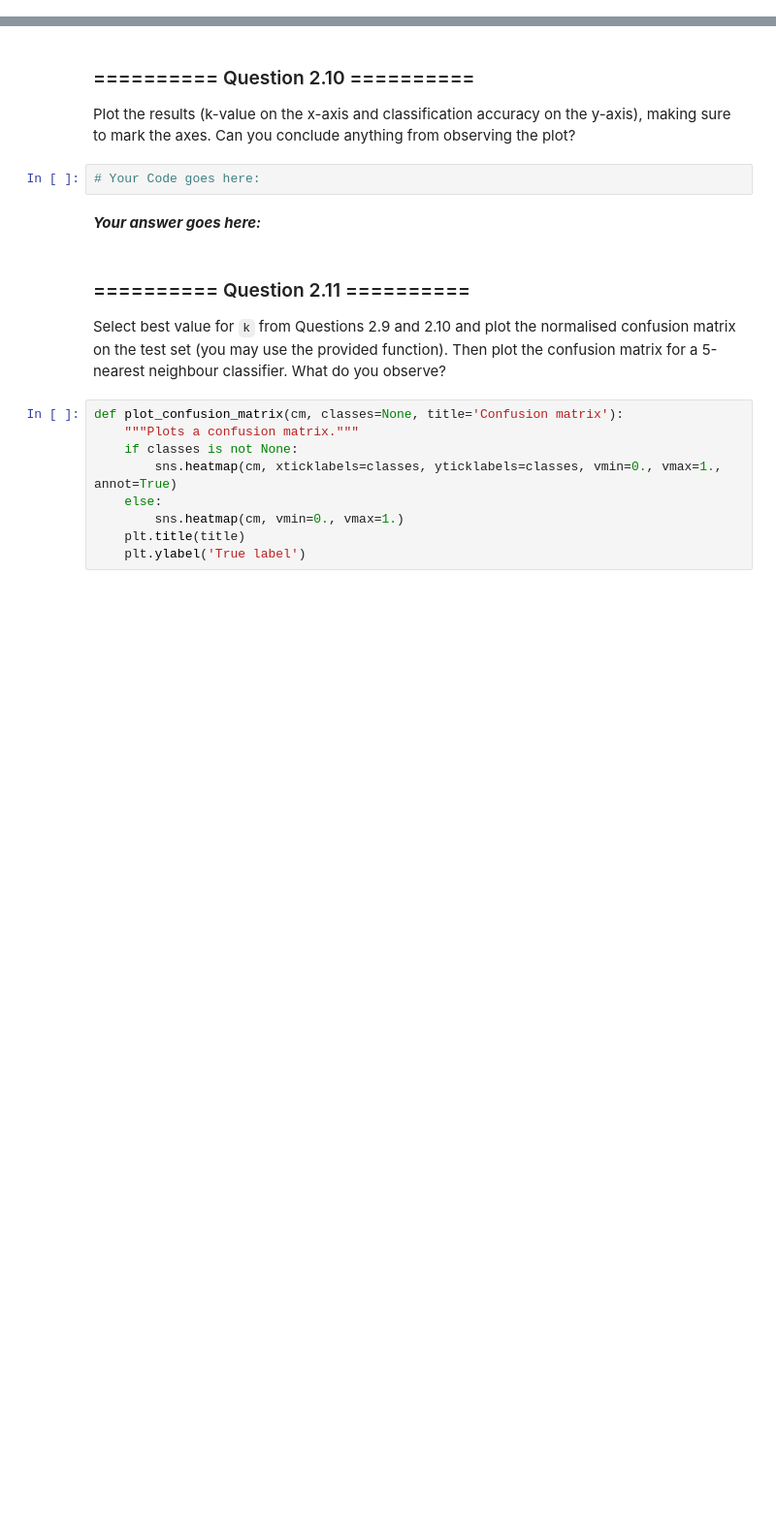
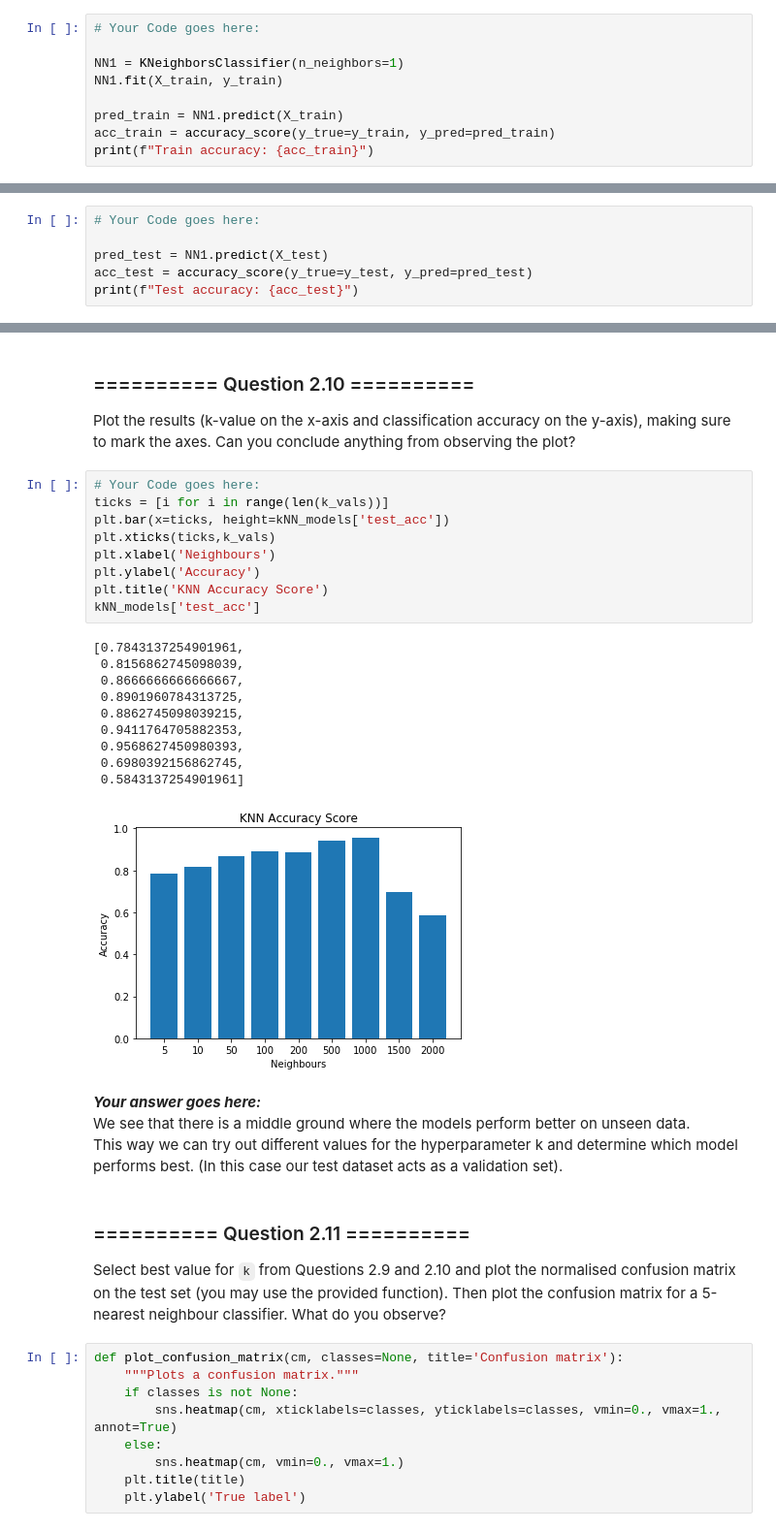
Before and after one commit to ZornitsaAsanska/iaml-labs, a Jupyter notebook: Labs/03 - Classification and Evaluation.ipynb, the cells around one changed output, grey strips where cells are left out. Shown at 97% size. Cells and saved outputs as stored; diff of their text form; blank space fills up the shorter version.

```diff
--- a/Labs/03 - Classification and Evaluation.ipynb
+++ b/Labs/03 - Classification and Evaluation.ipynb
@@ -210,0 +246,9 @@ by using a single neighbour. Report the classification accuracy on the training
+# %%
+# Your Code goes here:
+
+NN1 = KNeighborsClassifier(n_neighbors=1)
+NN1.fit(X_train, y_train)
+
+pred_train = NN1.predict(X_train)
+acc_train = accuracy_score(y_true=y_train, y_pred=pred_train)
+print(f"Train accuracy: {acc_train}")
@@ -220,0 +267,6 @@ Now report the classification accuracy on the test set and check your expectatio
+# %%
+# Your Code goes here:
+
+pred_test = NN1.predict(X_test)
+acc_test = accuracy_score(y_true=y_test, y_pred=pred_test)
+print(f"Test accuracy: {acc_test}")
@@ -240,10 +376,30 @@ Now we want to explore the effect of the `k` parameter. To do this, train the cl
 # %% [markdown]
 ### ========== Question 2.10 ==========
 Plot the results (k-value on the x-axis and classification accuracy on the y-axis), making sure to mark the axes. Can you conclude anything from observing the plot?
-# %%
-# Your Code goes here:
-# %% [markdown]
-***Your answer goes here:***
+# %%
+# Your Code goes here:
+ticks = [i for i in range(len(k_vals))]
+plt.bar(x=ticks, height=kNN_models['test_acc'])
+plt.xticks(ticks,k_vals)
+plt.xlabel('Neighbours')
+plt.ylabel('Accuracy')
+plt.title('KNN Accuracy Score')
+kNN_models['test_acc']
+# %% [output]
+[0.7843137254901961,
+ 0.8156862745098039,
+ 0.8666666666666667,
+ 0.8901960784313725,
+ 0.8862745098039215,
+ 0.9411764705882353,
+ 0.9568627450980393,
+ 0.6980392156862745,
+ 0.5843137254901961]
+[figure, added]
+# %% [markdown]
+***Your answer goes here:***
+We see that there is a middle ground where the models perform better on unseen data.
+This way we can try out different values for the hyperparameter k and determine which model performs best. (In this case our test dataset acts as a validation set).
 # %% [markdown]
 ### ========== Question 2.11 ==========
 Select best value for `k` from Questions 2.9 and 2.10 and plot the normalised confusion matrix on the test set (you may use the provided function). Then plot the confusion matrix for a 5-nearest neighbour classifier. What do you observe?
```
Also changed, not shown: parts of 37 cells of this notebook.
